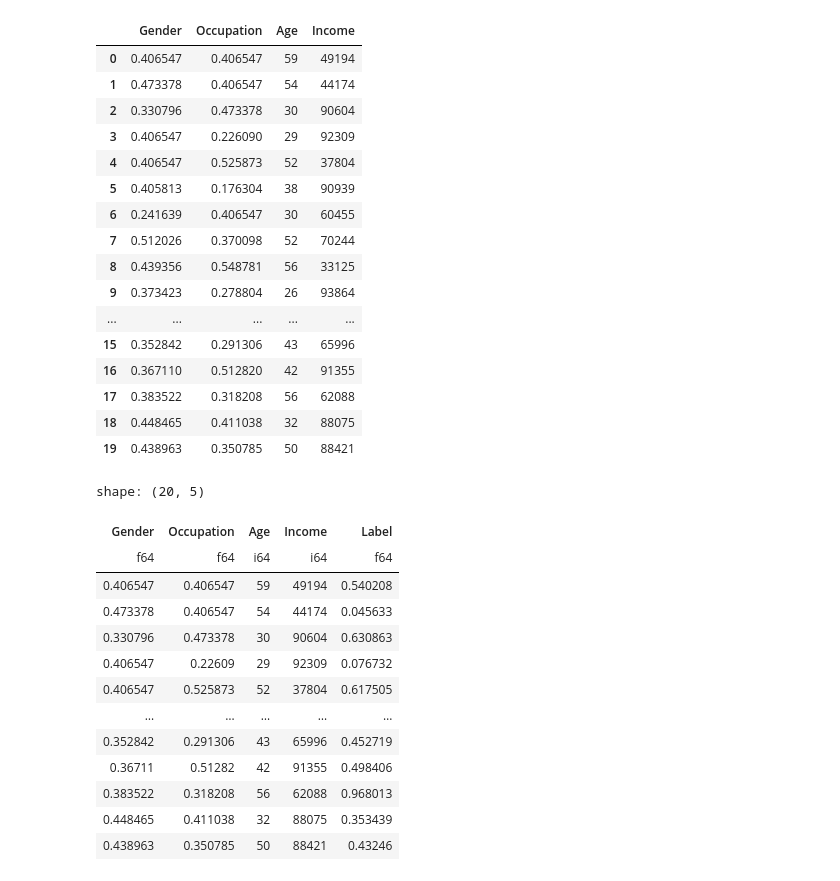
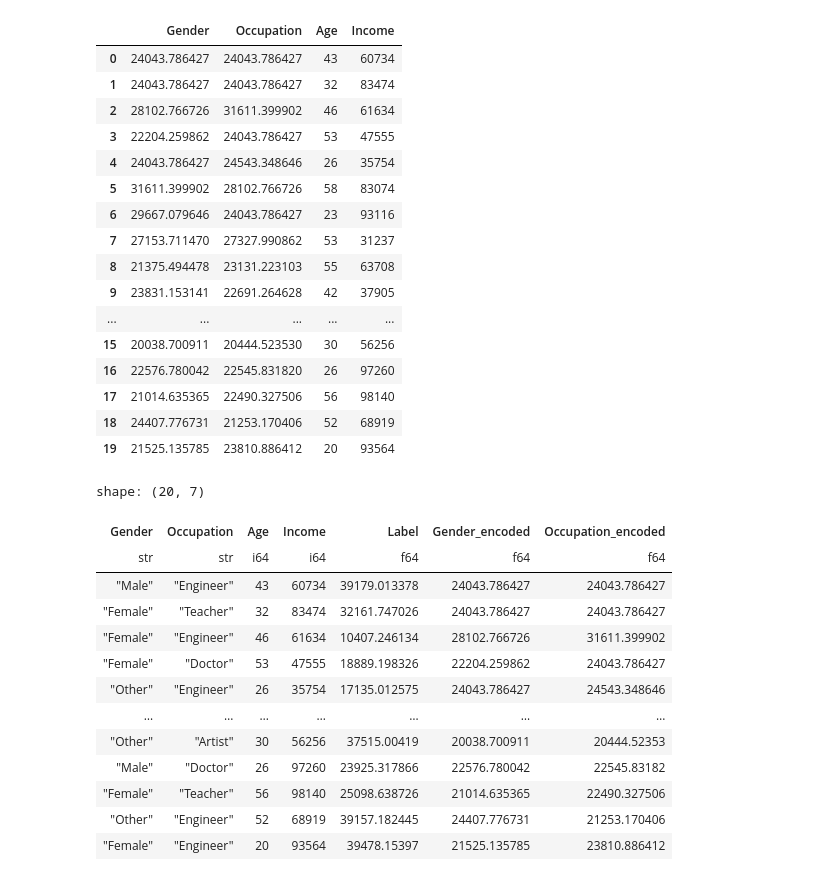
Before and after one commit to jucgonzalezes/tutorials, a Jupyter notebook: notebooks/custom_catboost.ipynb, the cells around one changed output. Cells and saved outputs as stored; diff of their text form; code cells hidden in the pictures.

Commit message:
feature : add support for ordered target encoding

```diff
--- a/notebooks/custom_catboost.ipynb
+++ b/notebooks/custom_catboost.ipynb
@@ -58,7 +58,7 @@ def generate_dataset():
         'Occupation': np.random.choice(['Doctor', 'Engineer', 'Teacher', 'Artist'], num_samples),
         'Age': np.random.randint(20, 60, num_samples),
         'Income': np.random.randint(30000, 100000, num_samples),
-        'Label': np.random.uniform(0, 1, num_samples)
+        'Label': np.random.uniform(10000, 40000, num_samples)
     })
 
     # Define categorical features
@@ -81,37 +81,37 @@ encoder.fit(features, targets)
 encoder.transform(features, targets)
 # %% [output]
 |  | Gender | Occupation | Age | Income |
-| 0 | 0.406547 | 0.406547 | 59 | 49194 |
-| 1 | 0.473378 | 0.406547 | 54 | 44174 |
-| 2 | 0.330796 | 0.473378 | 30 | 90604 |
-| 3 | 0.406547 | 0.226090 | 29 | 92309 |
-| 4 | 0.406547 | 0.525873 | 52 | 37804 |
-| 5 | 0.405813 | 0.176304 | 38 | 90939 |
-| 6 | 0.241639 | 0.406547 | 30 | 60455 |
-| 7 | 0.512026 | 0.370098 | 52 | 70244 |
-| 8 | 0.439356 | 0.548781 | 56 | 33125 |
-| 9 | 0.373423 | 0.278804 | 26 | 93864 |
+| 0 | 24043.786427 | 24043.786427 | 43 | 60734 |
+| 1 | 24043.786427 | 24043.786427 | 32 | 83474 |
+| 2 | 28102.766726 | 31611.399902 | 46 | 61634 |
+| 3 | 22204.259862 | 24043.786427 | 53 | 47555 |
+| 4 | 24043.786427 | 24543.348646 | 26 | 35754 |
+| 5 | 31611.399902 | 28102.766726 | 58 | 83074 |
+| 6 | 29667.079646 | 24043.786427 | 23 | 93116 |
+| 7 | 27153.711470 | 27327.990862 | 53 | 31237 |
+| 8 | 21375.494478 | 23131.223103 | 55 | 63708 |
+| 9 | 23831.153141 | 22691.264628 | 42 | 37905 |
 | ... | ... | ... | ... | ... |
-| 15 | 0.352842 | 0.291306 | 43 | 65996 |
-| 16 | 0.367110 | 0.512820 | 42 | 91355 |
-| 17 | 0.383522 | 0.318208 | 56 | 62088 |
-| 18 | 0.448465 | 0.411038 | 32 | 88075 |
-| 19 | 0.438963 | 0.350785 | 50 | 88421 |
+| 15 | 20038.700911 | 20444.523530 | 30 | 56256 |
+| 16 | 22576.780042 | 22545.831820 | 26 | 97260 |
+| 17 | 21014.635365 | 22490.327506 | 56 | 98140 |
+| 18 | 24407.776731 | 21253.170406 | 52 | 68919 |
+| 19 | 21525.135785 | 23810.886412 | 20 | 93564 |
 # %%
 test_data = pl.from_pandas(data)
-ordered_encoding(test_data, col, "Label", keep_not_encoded=False)
+ordered_encoding(test_data, col, "Label", keep_not_encoded=True)
 # %% [output]
-shape: (20, 5)
+shape: (20, 7)
-| Gender | Occupation | Age | Income | Label |
-| f64 | f64 | i64 | i64 | f64 |
-| 0.406547 | 0.406547 | 59 | 49194 | 0.540208 |
-| 0.473378 | 0.406547 | 54 | 44174 | 0.045633 |
-| 0.330796 | 0.473378 | 30 | 90604 | 0.630863 |
-| 0.406547 | 0.22609 | 29 | 92309 | 0.076732 |
-| 0.406547 | 0.525873 | 52 | 37804 | 0.617505 |
-| … | … | … | … | … |
-| 0.352842 | 0.291306 | 43 | 65996 | 0.452719 |
-| 0.36711 | 0.51282 | 42 | 91355 | 0.498406 |
-| 0.383522 | 0.318208 | 56 | 62088 | 0.968013 |
-| 0.448465 | 0.411038 | 32 | 88075 | 0.353439 |
-| 0.438963 | 0.350785 | 50 | 88421 | 0.43246 |
+| Gender | Occupation | Age | Income | Label | Gender_encoded | Occupation_encoded |
+| str | str | i64 | i64 | f64 | f64 | f64 |
+| "Male" | "Engineer" | 43 | 60734 | 39179.013378 | 24043.786427 | 24043.786427 |
+| "Female" | "Teacher" | 32 | 83474 | 32161.747026 | 24043.786427 | 24043.786427 |
+| "Female" | "Engineer" | 46 | 61634 | 10407.246134 | 28102.766726 | 31611.399902 |
+| "Female" | "Doctor" | 53 | 47555 | 18889.198326 | 22204.259862 | 24043.786427 |
+| "Other" | "Engineer" | 26 | 35754 | 17135.012575 | 24043.786427 | 24543.348646 |
+| … | … | … | … | … | … | … |
+| "Other" | "Artist" | 30 | 56256 | 37515.00419 | 20038.700911 | 20444.52353 |
+| "Male" | "Doctor" | 26 | 97260 | 23925.317866 | 22576.780042 | 22545.83182 |
+| "Female" | "Teacher" | 56 | 98140 | 25098.638726 | 21014.635365 | 22490.327506 |
+| "Other" | "Engineer" | 52 | 68919 | 39157.182445 | 24407.776731 | 21253.170406 |
+| "Female" | "Engineer" | 20 | 93564 | 39478.15397 | 21525.135785 | 23810.886412 |
```
Also changed, not shown: parts of 5 cells of this notebook.
